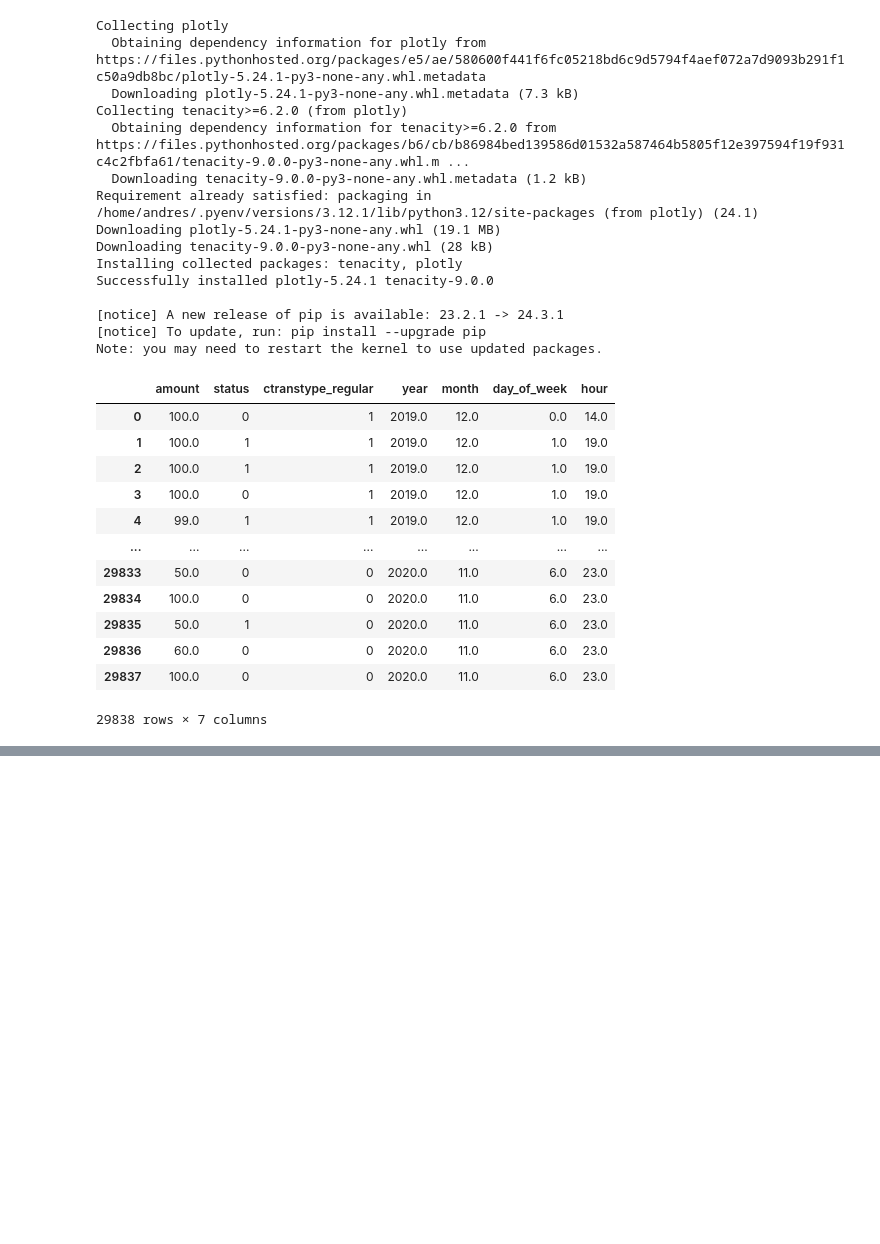
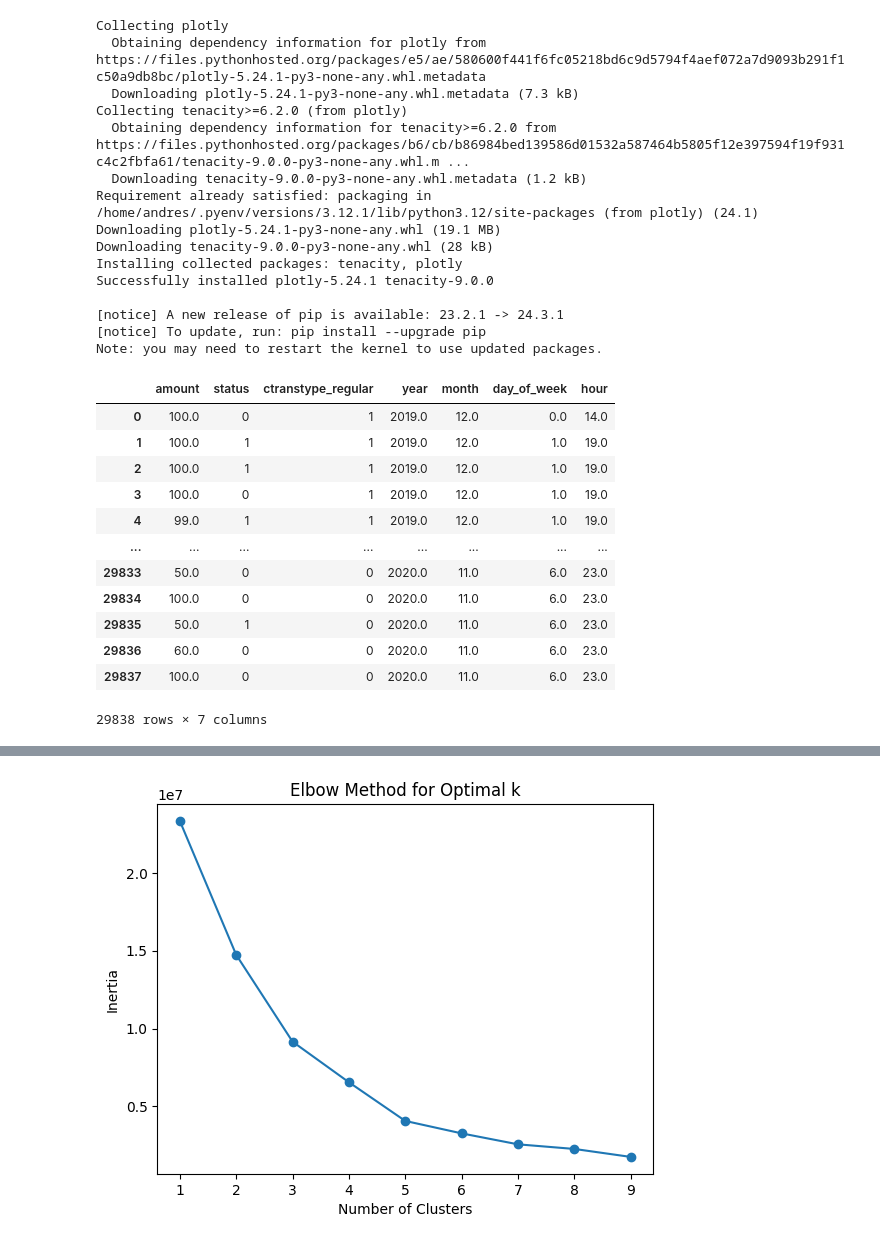
Before and after one commit to DataScience-UOC-projects/monayvi, a Jupyter notebook: notebooks/10-logistic-regression.ipynb, the cells around one changed output, grey strips where cells are left out. Saved outputs shown, nothing was run; the diff lists cells and outputs as text; code cells hidden in the pictures; blank space fills up the shorter version.

```diff
--- a/notebooks/10-logistic-regression.ipynb
+++ b/notebooks/10-logistic-regression.ipynb
@@ -986,3 +998,7 @@ df
 | 29836 | 60.0 | 0 | 0 | 2020.0 | 11.0 | 6.0 | 23.0 |
 | 29837 | 100.0 | 0 | 0 | 2020.0 | 11.0 | 6.0 | 23.0 |
 29838 rows × 7 columns
+# %%
+df = pd.read_csv("../data/metricas.csv", index_col=None)
+df['status'].describe()
+df
@@ -988,0 +1019,3 @@ df
+# %%
+df = df.groupby('id_usuario', as_index=False).sum(numeric_only=True)
+df
@@ -988,0 +1036,50 @@ df
+# %%
+import pandas as pd
+import numpy as np
+from sklearn.preprocessing import StandardScaler, LabelEncoder
+from sklearn.decomposition import PCA
+from sklearn.manifold import TSNE
+from sklearn.cluster import KMeans
+import matplotlib.pyplot as plt
+import seaborn as sns
+
+# Select features (including both numerical and categorical columns)
+features = ['cash_request_id', 'amount', 'fee_total_amount']
+
+# Encode categorical columns (if necessary)
+#df['created_year_month'] = LabelEncoder().fit_transform(df['created_year_month'])
+#df['fee_charge_moment'] = LabelEncoder().fit_transform(df['fee_charge_moment'])
+
+# Feature Matrix
+X = df[features]
+
+# Normalize features
+scaler = StandardScaler()
+X_scaled = scaler.fit_transform(X)
+
+# Apply PCA to reduce dimensions
+pca = PCA(n_components=2)
+X_pca = pca.fit_transform(X_scaled)
+
+# Optionally apply t-SNE for further refinement
+tsne = TSNE(n_components=2, random_state=42, perplexity=30, n_iter=1000)
+X_tsne = tsne.fit_transform(X_pca)# Determine the optimal number of clusters using the Elbow method
+inertia = []
+for k in range(1, 10):
+    kmeans = KMeans(n_clusters=k, random_state=42)
+    kmeans.fit(X_tsne)
+    inertia.append(kmeans.inertia_)
+
+# Plot the Elbow Curve
+plt.plot(range(1, 10), inertia, marker='o')
+plt.xlabel('Number of Clusters')
+plt.ylabel('Inertia')
+plt.title('Elbow Method for Optimal k')
+plt.show()
+
+# Choose the optimal k (e.g., based on the Elbow curve)
+optimal_k = 3
+kmeans = KMeans(n_clusters=optimal_k, random_state=42)
+clusters = kmeans.fit_predict(X_tsne)
+# %% [output]
+[figure, added]
```
Also changed, not shown: parts of 17 cells of this notebook.
